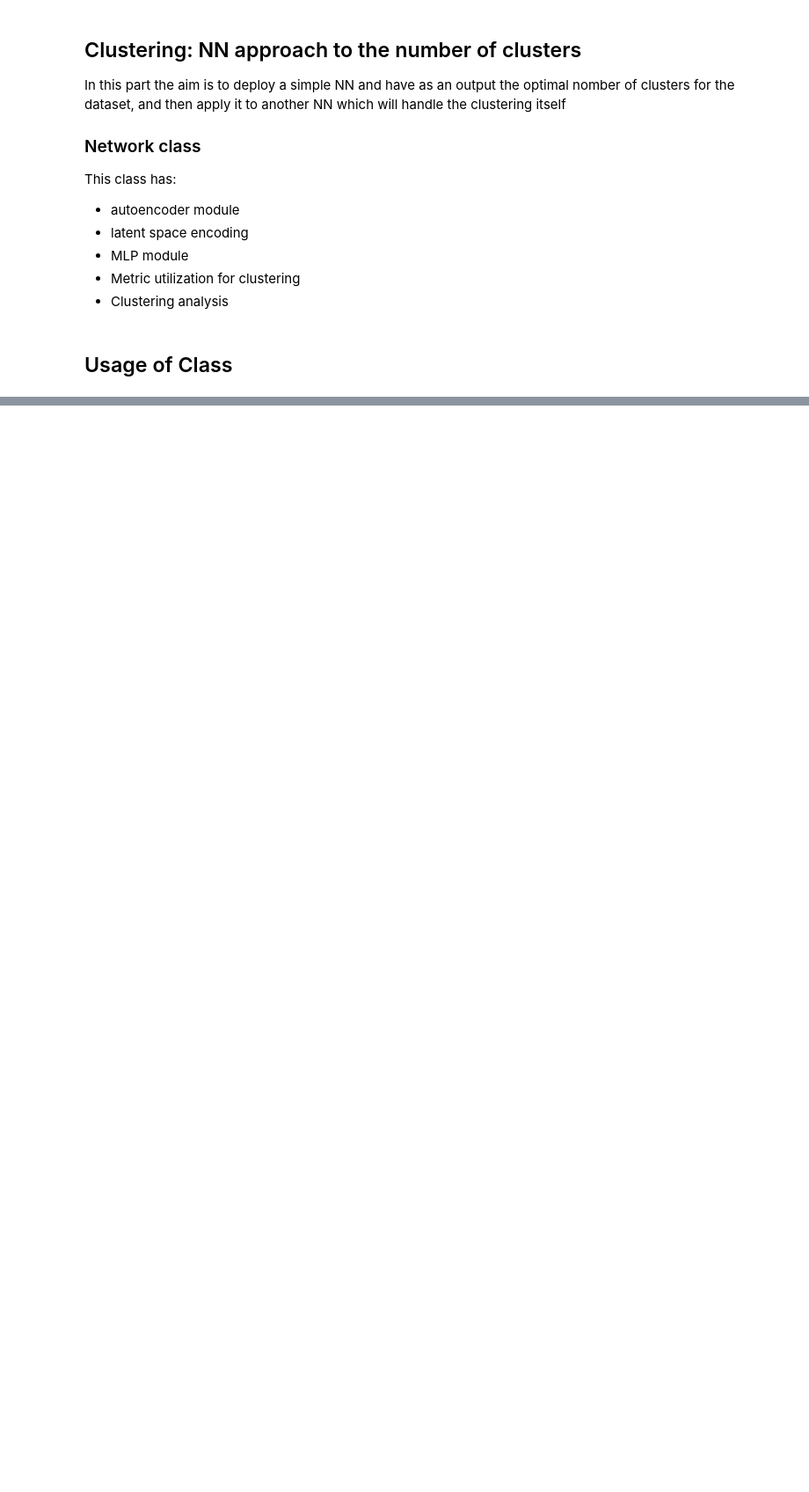
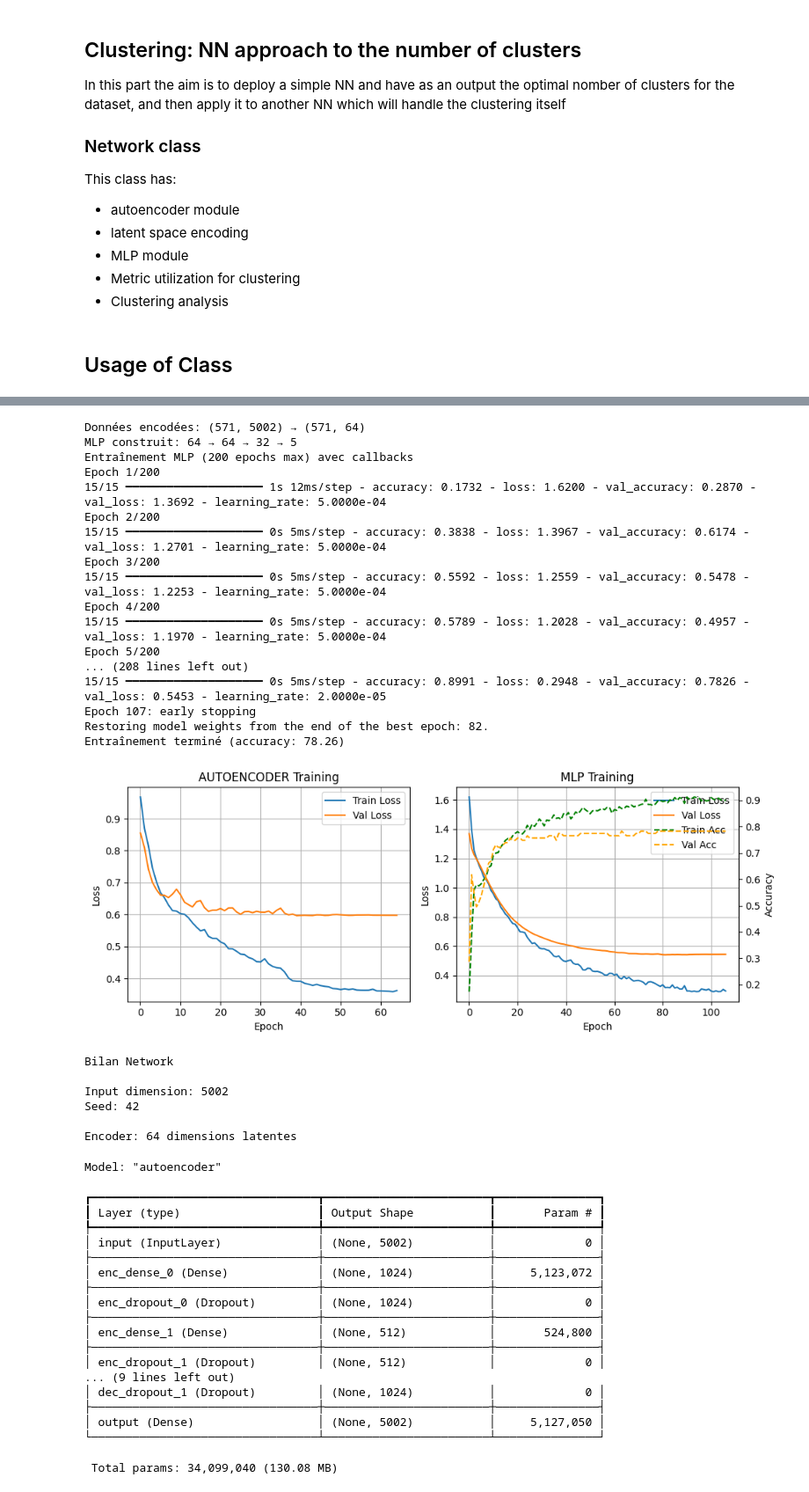
Before and after one commit to PCamargo710/UM5BIP12_Deep-Learning-KASSIOUI-LARDJANI-CAMARGO, a Jupyter notebook: Projet_DL.ipynb, the cells around one changed output, grey strips where cells are left out. Shown at 88% size. Cells and saved outputs as stored; diff of their text form; code cells hidden in the pictures; blank space fills up the shorter version.

```diff
--- a/Projet_DL.ipynb
+++ b/Projet_DL.ipynb
@@ -1205,4 +1308,8 @@ Inf: 0
 print(network.X_encoded.shape)
 print(network.labels)
 print(f"nombre de clusters trouvés: {len(np.unique(network.labels))}")
+# Check class balance
+unique, counts = np.unique(Y_train, return_counts=True)
+for cls, count in zip(label_encoder.classes_, counts):
+    print(f"{cls}: {count} ({100*count/len(Y_train):.1f}%)")
 # %% [output]
@@ -1226,18 +1333,30 @@ nombre de clusters trouvés: 5
 # %%
-"""Classification"""
-# Si tu as des labels (ex: metadata['Final Pathology'])
-network.encode_data(data_scaled)
+from sklearn.utils.class_weight import compute_class_weight
+import numpy as np
+
+# Ensure the model sees train features
+X_train_encoded = network.encode_data(X_train)
+
+classes = np.unique(Y_train)
+weights = compute_class_weight(class_weight='balanced', classes=classes, y=Y_train)
+class_weight_dict = {int(cls): float(w) for cls, w in zip(classes, weights)}
+
 network.build_mlp_classifier(
-    n_classes=len(np.unique(network.labels)),  # adapte selon tes labels
+    n_classes=len(classes),
     hidden_layers=[64, 32],
     activation="sigmoid",
     dropout_rate=0.1
-).train_mlp_classifier(
-    y_train=network.labels,  # LabelEncoder sur tes metadata
+)
+
+network.train_mlp_classifier(
+    y_train=Y_train,
     epochs=200,
     validation_split=0.2,
-    learning_rate=5e-4
+    learning_rate=5e-4,
+    early_stop=True,
+    verbose=1
 )
+
 network.plot_training_history()
 network.summary()
 # %% [output]
@@ -1244,0 +1364,43 @@ NameError: name 'network' is not defined
+Données encodées: (571, 5002) → (571, 64)
+MLP construit: 64 → 64 → 32 → 5
+Entraînement MLP (200 epochs max) avec callbacks
+Epoch 1/200
+15/15 ━━━━━━━━━━━━━━━━━━━━ 1s 12ms/step - accuracy: 0.1732 - loss: 1.6200 - val_accuracy: 0.2870 - val_loss: 1.3692 - learning_rate: 5.0000e-04
+Epoch 2/200
+15/15 ━━━━━━━━━━━━━━━━━━━━ 0s 5ms/step - accuracy: 0.3838 - loss: 1.3967 - val_accuracy: 0.6174 - val_loss: 1.2701 - learning_rate: 5.0000e-04
+Epoch 3/200
+15/15 ━━━━━━━━━━━━━━━━━━━━ 0s 5ms/step - accuracy: 0.5592 - loss: 1.2559 - val_accuracy: 0.5478 - val_loss: 1.2253 - learning_rate: 5.0000e-04
+Epoch 4/200
+15/15 ━━━━━━━━━━━━━━━━━━━━ 0s 5ms/step - accuracy: 0.5789 - loss: 1.2028 - val_accuracy: 0.4957 - val_loss: 1.1970 - learning_rate: 5.0000e-04
+Epoch 5/200
+... (208 lines left out)
+15/15 ━━━━━━━━━━━━━━━━━━━━ 0s 5ms/step - accuracy: 0.8991 - loss: 0.2948 - val_accuracy: 0.7826 - val_loss: 0.5453 - learning_rate: 2.0000e-05
+Epoch 107: early stopping
+Restoring model weights from the end of the best epoch: 82.
+Entraînement terminé (accuracy: 78.26)
+[figure, added]
+Bilan Network
+
+Input dimension: 5002
+Seed: 42
+
+Encoder: 64 dimensions latentes
+Model: "autoencoder"
+┏━━━━━━━━━━━━━━━━━━━━━━━━━━━━━━━━━┳━━━━━━━━━━━━━━━━━━━━━━━━┳━━━━━━━━━━━━━━━┓
+┃ Layer (type)                    ┃ Output Shape           ┃       Param # ┃
+┡━━━━━━━━━━━━━━━━━━━━━━━━━━━━━━━━━╇━━━━━━━━━━━━━━━━━━━━━━━━╇━━━━━━━━━━━━━━━┩
+│ input (InputLayer)              │ (None, 5002)           │             0 │
+├─────────────────────────────────┼────────────────────────┼───────────────┤
+│ enc_dense_0 (Dense)             │ (None, 1024)           │     5,123,072 │
+├─────────────────────────────────┼────────────────────────┼───────────────┤
+│ enc_dropout_0 (Dropout)         │ (None, 1024)           │             0 │
+├─────────────────────────────────┼────────────────────────┼───────────────┤
+│ enc_dense_1 (Dense)             │ (None, 512)            │       524,800 │
+├─────────────────────────────────┼────────────────────────┼───────────────┤
+│ enc_dropout_1 (Dropout)         │ (None, 512)            │             0 │
+... (9 lines left out)
+│ dec_dropout_1 (Dropout)         │ (None, 1024)           │             0 │
+├─────────────────────────────────┼────────────────────────┼───────────────┤
+│ output (Dense)                  │ (None, 5002)           │     5,127,050 │
+└─────────────────────────────────┴────────────────────────┴───────────────┘
+ Total params: 34,099,040 (130.08 MB)
```
Also changed, not shown: parts of 25 cells of this notebook.
